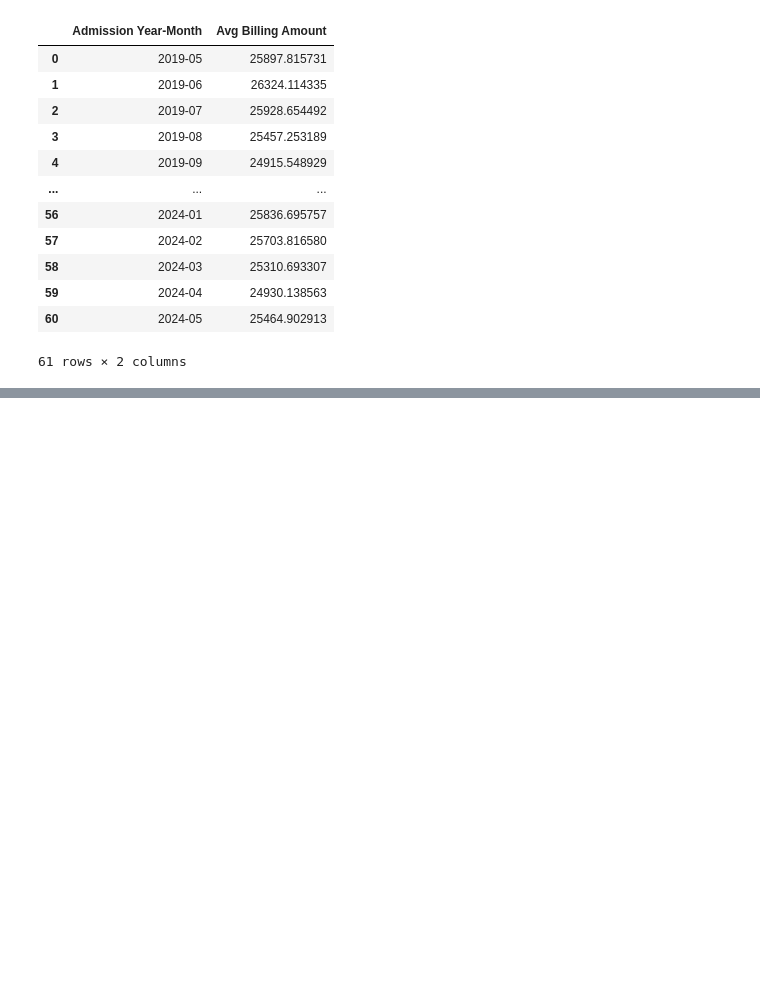
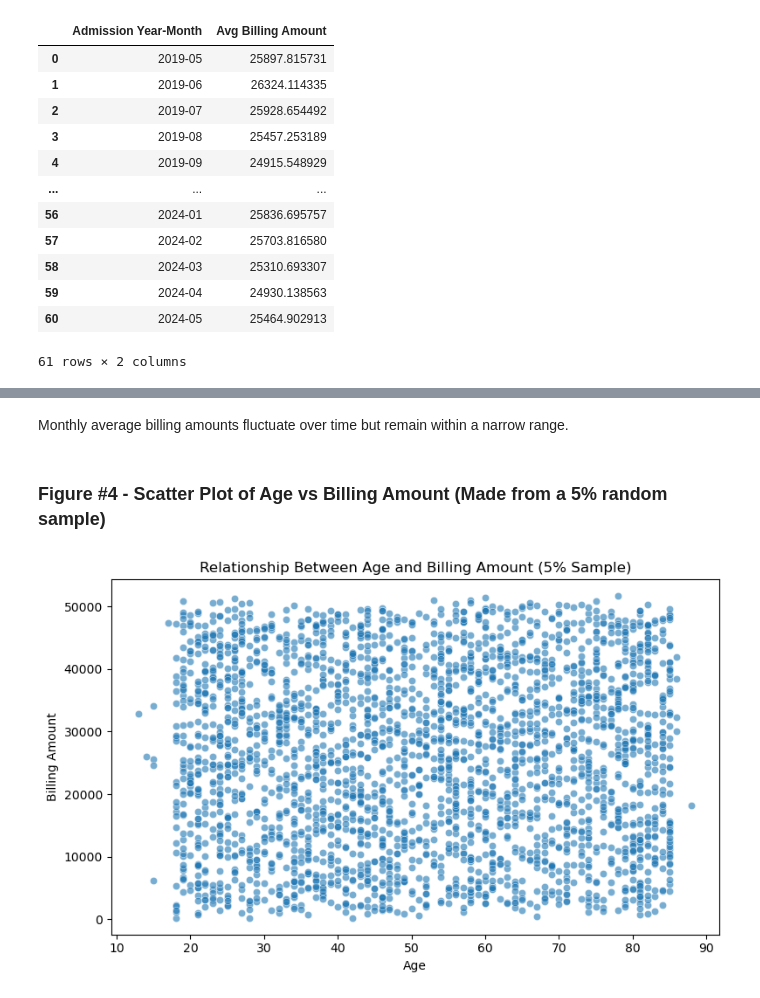
Before and after one commit to srtarpara/cs210-hw-assignment-2, a Jupyter notebook: diy_dataset.ipynb, the cells around one changed output, grey strips where cells are left out. Cells and saved outputs as stored; diff of their text form; code cells hidden in the pictures; blank space fills up the shorter version.

```diff
--- a/diy_dataset.ipynb
+++ b/diy_dataset.ipynb
@@ -465,0 +539,16 @@ monthly_avg.sort_values("Admission Year-Month")
+# %% [markdown]
+Monthly average billing amounts fluctuate over time but remain within a narrow range.
+# %% [markdown]
+### Figure #4 - Scatter Plot of Age vs Billing Amount (Made from a 5% random sample)
+# %%
+sample_df = df.sample(frac=0.05, random_state=42)
+
+plt.figure(figsize=(8,5))
+sns.scatterplot(data=sample_df, x="Age", y="Billing Amount", alpha=0.6)
+plt.title("Relationship Between Age and Billing Amount (5% Sample)")
+plt.xlabel("Age")
+plt.ylabel("Billing Amount")
+plt.tight_layout()
+plt.show()
+# %% [output]
+[figure, added]
```
Also changed, not shown: parts of 17 cells of this notebook.
